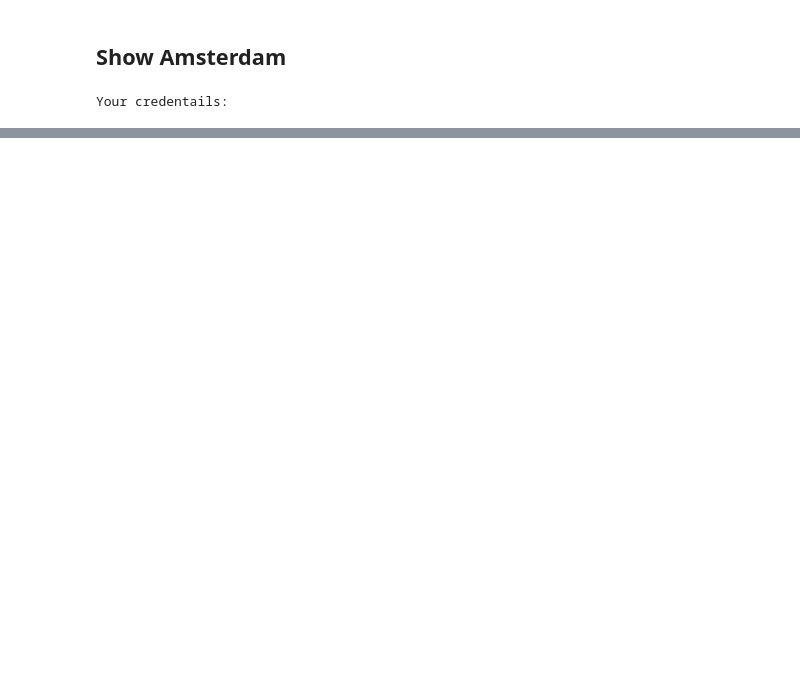
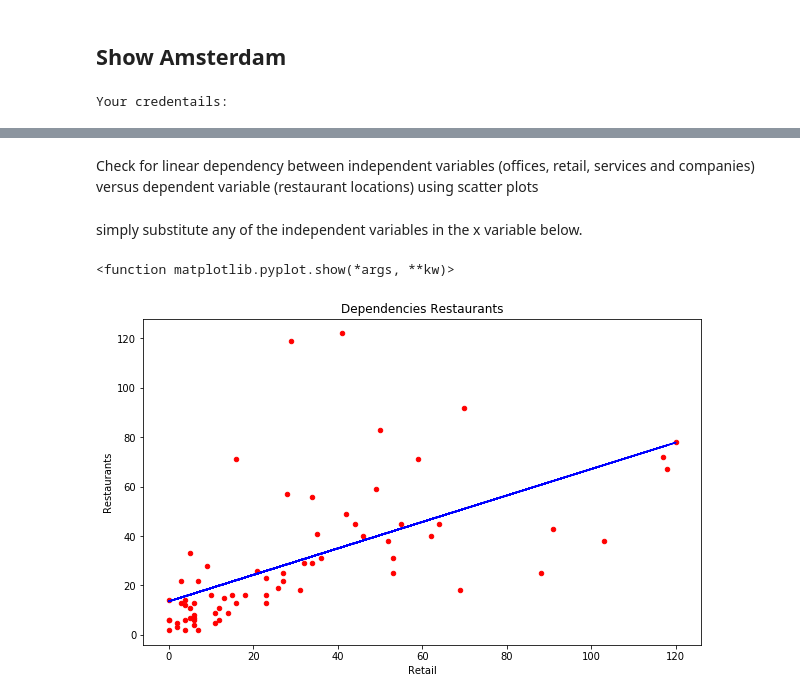
Before and after one commit to LeonBlueserve/Capstone, a Jupyter notebook: Dataset.ipynb, the cells around one changed output, grey strips where cells are left out. Drawn from its saved outputs; the diff is of its cells as text; code cells hidden in the pictures; blank space fills up the shorter version.

```diff
--- a/Dataset.ipynb
+++ b/Dataset.ipynb
@@ -95,0 +223,6 @@ venues_map
+# %%
+dfsectors['Offices'] = dfsectors['Offices'].astype(int)
+dfsectors['Retail'] = dfsectors['Retail'].astype(int)
+dfsectors['Services'] = dfsectors['Services'].astype(int)
+dfsectors['Companies'] = dfsectors['Companies'].astype(int)
+dfsectors['Restaurants'] = dfsectors['Restaurants'].astype(int)
@@ -95,0 +645,2 @@ venues_map
+# %%
+dftest = dfsectors[0:70]
@@ -95,0 +656,2 @@ venues_map
+# %%
+dfx= dftest[["Offices","Retail","Services","Companies","Restaurants"]]
@@ -95,0 +667,18 @@ venues_map
+# %% [markdown]
+Check for linear dependency between independent variables (offices, retail, services and companies) versus dependent variable (restaurant locations) using scatter plots
+# %% [markdown]
+simply substitute any of the independent variables in the x variable below.
+# %%
+# substitute Retail with Services, Companies, Offices and Others
+x1 = dfx['Retail']
+y1 = dfx['Restaurants']
+fit1 = np.polyfit(x1,y1, 1)
+fit1
+# %%
+dfx.plot(kind='scatter',x='Retail',y='Restaurants',figsize=(10, 6), color='red')
+plt.title('Dependencies Restaurants')
+plt.plot(x1, fit1[0] * x1 + fit1[1], color='blue')
+plt.show
+# %% [output]
+<function matplotlib.pyplot.show(*args, **kw)>
+[figure, added]
```
Also changed, not shown: parts of 106 cells of this notebook.
